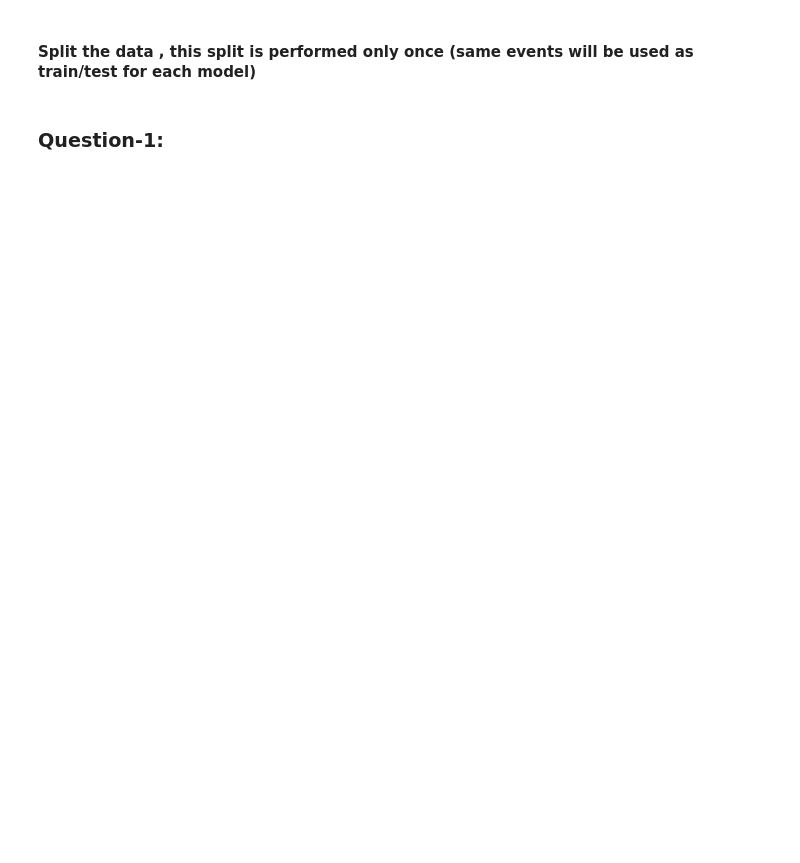
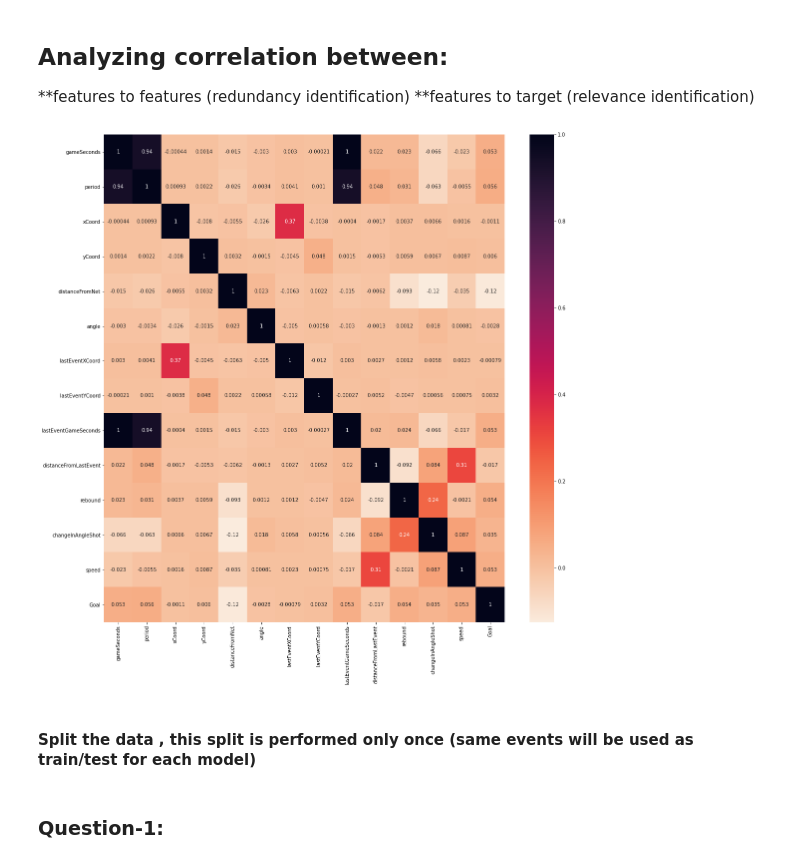
Before and after one commit to sorinmuchi/IFT6758, a Jupyter notebook: notebooks/5-AdvancedModels.ipynb, the cells around one changed output. Saved outputs shown, nothing was run; the diff lists cells and outputs as text; code cells hidden in the pictures; blank space fills up the shorter version.

```diff
--- a/notebooks/5-AdvancedModels.ipynb
+++ b/notebooks/5-AdvancedModels.ipynb
@@ -80,3 +101,19 @@ y = TransformedDf['Goal'].to_numpy()
+# %% [markdown]
+## Analyzing correlation between:
+**features to features (redundancy identification)
+**features to target (relevance identification)
+# %%
+
+import matplotlib.pyplot as plt
+plt.figure(figsize=(18,18))
+
+correlation_mat = FinalDf.corr()
+#sn.cubehelix_palette(as_cmap=True, reverse=True)
+svm=sn.heatmap(correlation_mat, annot = True,cmap='rocket_r')
+
+plt.savefig('correlation.png', dpi=400)
+# %% [output]
+[figure, added]
 # %% [markdown]
 ####  Split the data , this split is performed only once (same events will be used as train/test for each model)
 # %%
```
Also changed, not shown: parts of 18 cells of this notebook, 8 other files.
